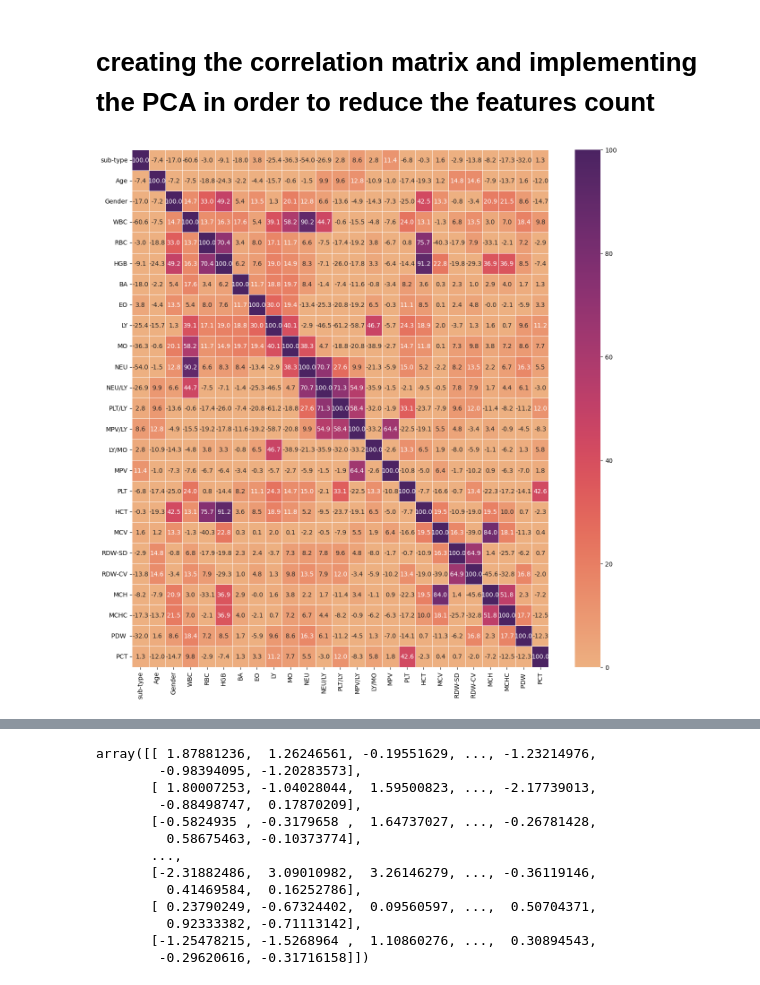
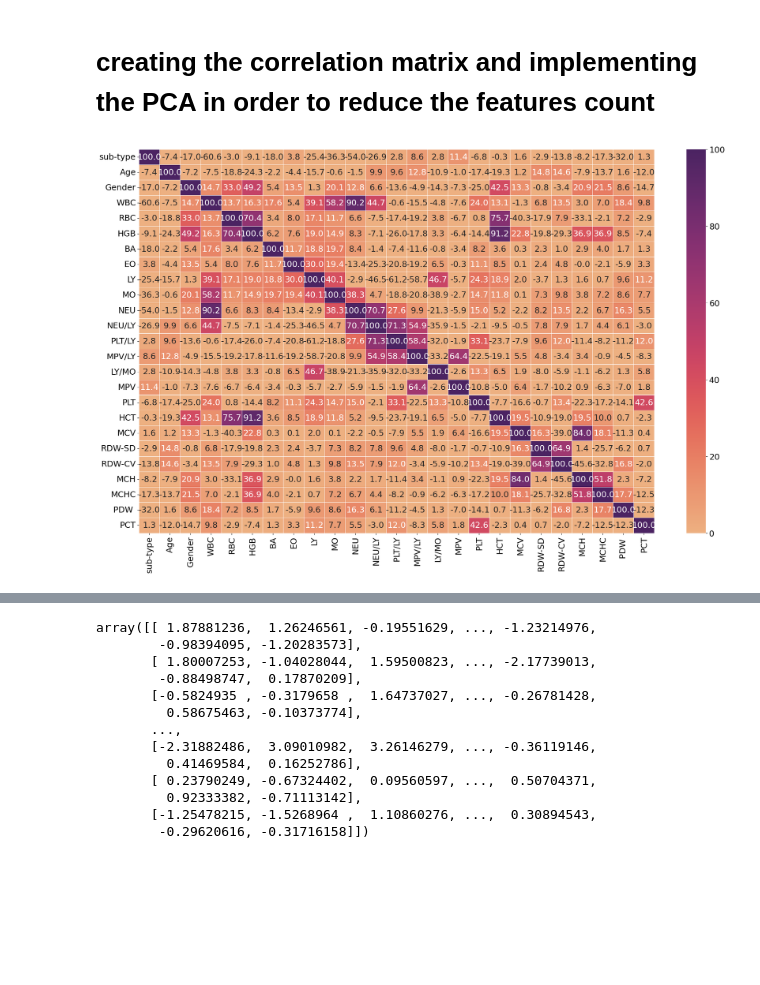
Before and after one commit to Clarkson-Applied-Data-Science/2024_ia651_DineshPendyala_SrihariNagineni, a Jupyter notebook: IA651_Project_HeartAttack.ipynb, the cells around one changed output, grey strips where cells are left out. Drawn from its saved outputs; the diff is of its cells as text; code cells hidden in the pictures; blank space fills up the shorter version.

```diff
--- a/IA651_Project_HeartAttack.ipynb
+++ b/IA651_Project_HeartAttack.ipynb
@@ -59,13 +63,13 @@ memory usage: 191.7 KB
 # %%
 
 matrix = df_cleaned.corr() * 100
 
-plt.figure(figsize=(15,15))
+plt.figure(figsize=(25,15))
 sns.heatmap(matrix, annot=True, linewidth=.5, vmin=0, vmax=100,
             fmt=".1f", cmap=sns.color_palette("flare", as_cmap=True))
 plt.show()
 # %% [output]
-[figure, old version]
+[figure, new version]
 # %%
 copy_columns = df_cleaned.columns[1:]
 X = df_cleaned[copy_columns].copy()
```
Also changed, not shown: parts of 14 cells of this notebook, 5 other files.
